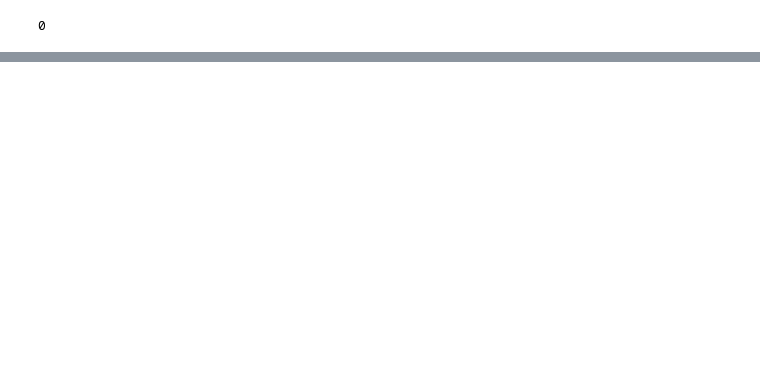
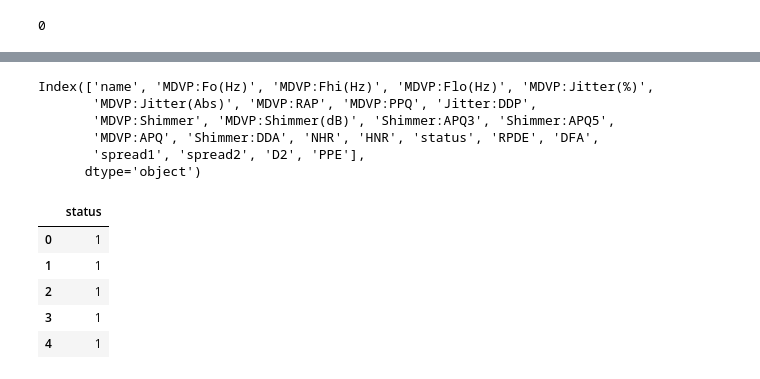
Before and after one commit to ardranijesh/Data-science-study, a Jupyter notebook: Project/Healthcare_Domain/Parkinson_Disease/Parkinson_disease.ipynb, the cells around one changed output, grey strips where cells are left out. Drawn from its saved outputs; the diff is of its cells as text; code cells hidden in the pictures; blank space fills up the shorter version.

```diff
--- a/Project/Healthcare_Domain/Parkinson_Disease/Parkinson_disease.ipynb
+++ b/Project/Healthcare_Domain/Parkinson_Disease/Parkinson_disease.ipynb
@@ -227,0 +214,22 @@ ERROR: Cannot uninstall 'llvmlite'. It is a distutils installed project and thus
+# %%
+df.columns
+# %% [output]
+Index(['name', 'MDVP:Fo(Hz)', 'MDVP:Fhi(Hz)', 'MDVP:Flo(Hz)', 'MDVP:Jitter(%)',
+       'MDVP:Jitter(Abs)', 'MDVP:RAP', 'MDVP:PPQ', 'Jitter:DDP',
+       'MDVP:Shimmer', 'MDVP:Shimmer(dB)', 'Shimmer:APQ3', 'Shimmer:APQ5',
+       'MDVP:APQ', 'Shimmer:DDA', 'NHR', 'HNR', 'status', 'RPDE', 'DFA',
+       'spread1', 'spread2', 'D2', 'PPE'],
+      dtype='object')
+# %%
+x= df.drop(['name', 'status'], axis=1)
+y= df[['status']]
+# %%
+x.head()
+y.head()
+# %% [output]
+|  | status |
+| 0 | 1 |
+| 1 | 1 |
+| 2 | 1 |
+| 3 | 1 |
+| 4 | 1 |
```
Also changed, not shown: parts of 11 cells of this notebook.
